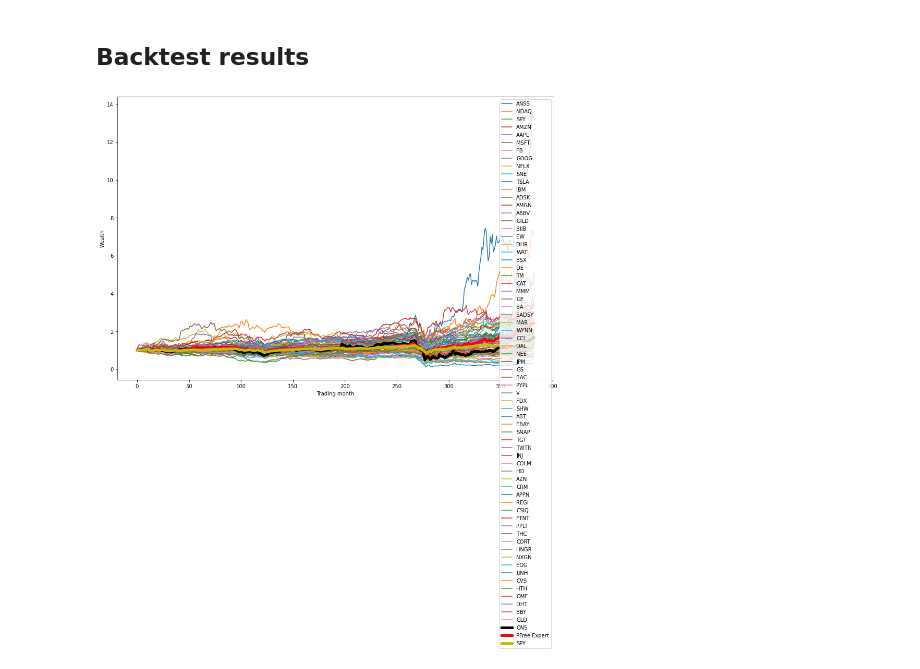
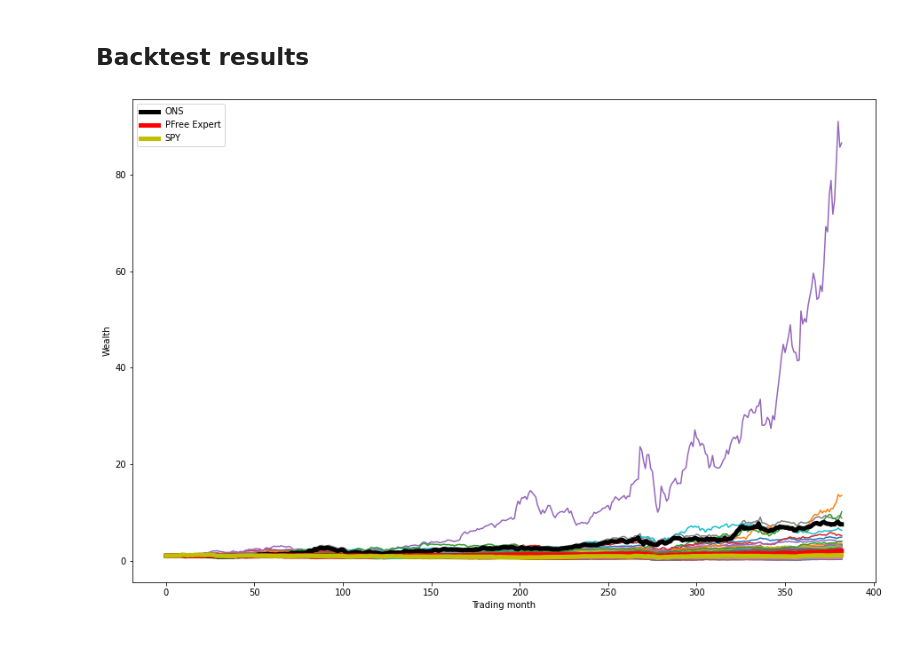
Before and after one commit to Siahkamari/Portfolio-Optimization-via-Expert-Algorithms, a Jupyter notebook: Online Newton Step/ons.ipynb, the cells around one changed output. Cells and saved outputs as stored; diff of their text form; code cells hidden in the pictures.

```diff
--- a/Online Newton Step/ons.ipynb
+++ b/Online Newton Step/ons.ipynb
@@ -82,7 +88,7 @@ my_dict['AAPL'].head()
 all_stocks = np.zeros([n,T_all])
 for i, symbol in enumerate(my_stocks):
     try:
-        all_stocks[i,:] = np.float32(my_dict[symbol].Close)/2 + np.float32(my_dict[symbol].Open)/2
+        all_stocks[i,:] =  np.float32(my_dict[symbol].Open)/2
     except:
         print("some problem for data of",symbol)
 all_times =  my_dict[symbol].Date
@@ -217,19 +223,19 @@ APPN    2.4e-07%
 # %%
 # Visualization
 fig, ax = plt.subplots()
 fig.set_size_inches(15, 10)
 # ali = times.to_numpy()
 # xtimes = [ali[i][2:4]+'/'+ali[i][5:-3] for i in range(len(times))]
 for i, symbol in enumerate(my_stocks):
-    ax.plot(range(T),np.exp(np.log(stocks[i,:]) - np.log(stocks[i,0])), label=symbol)
+    ax.plot(range(T),np.exp(np.log(stocks[i,:]) - np.log(stocks[i,0])))
 
 ax.plot(range(T), np.exp(log_wealth_ons ), 'k' , linewidth=5, label='ONS')
 ax.plot(range(T), np.exp(log_wealth_expert ), 'r' , linewidth=5, label='PFree Expert')
 ax.plot(range(T), np.exp(np.log(stocks[2,:])- np.log(stocks[2,0])), 'y' , linewidth=5, label='SPY')
 
 ax.legend()
 ax.set_xlabel('Trading month')
 ax.set_ylabel('Wealth')
 plt.show()
 # %% [output]
-[figure, old version]
+[figure, new version]
```
Also changed, not shown: parts of 4 cells of this notebook.
